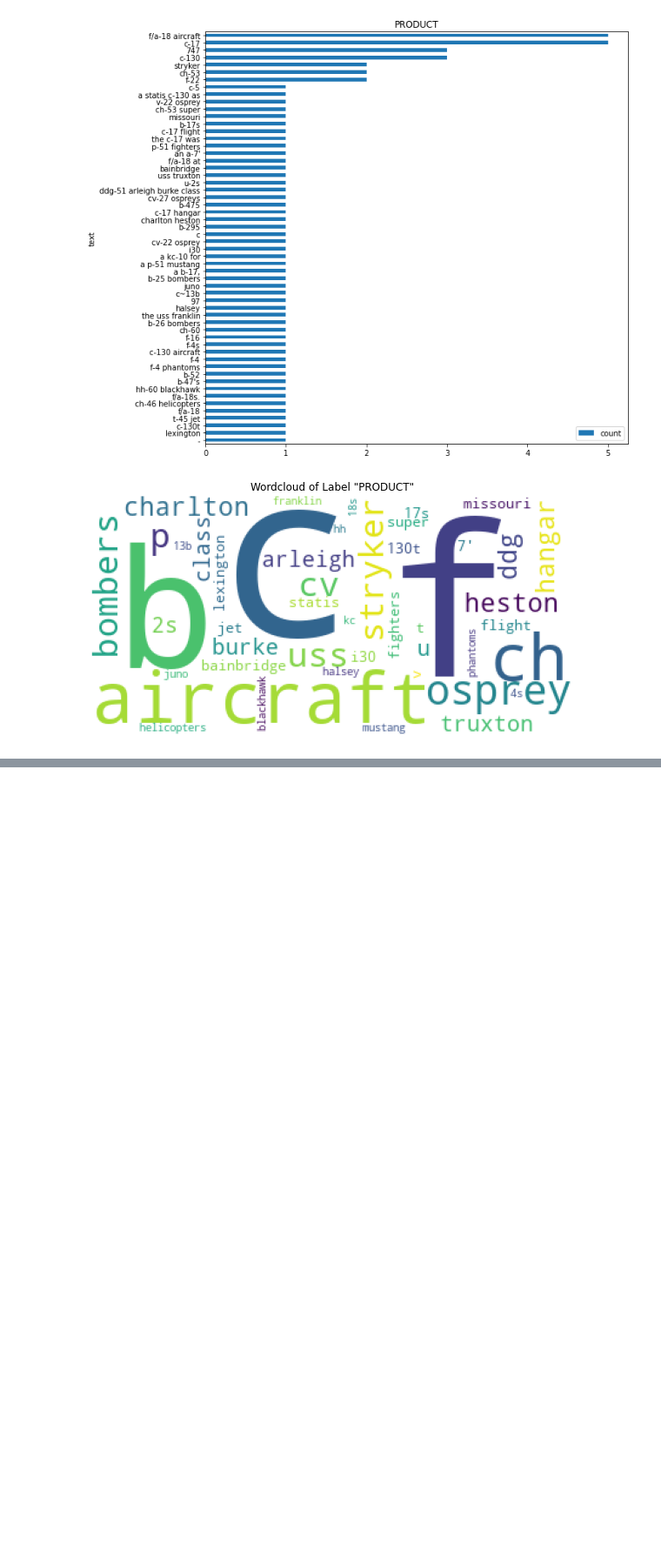
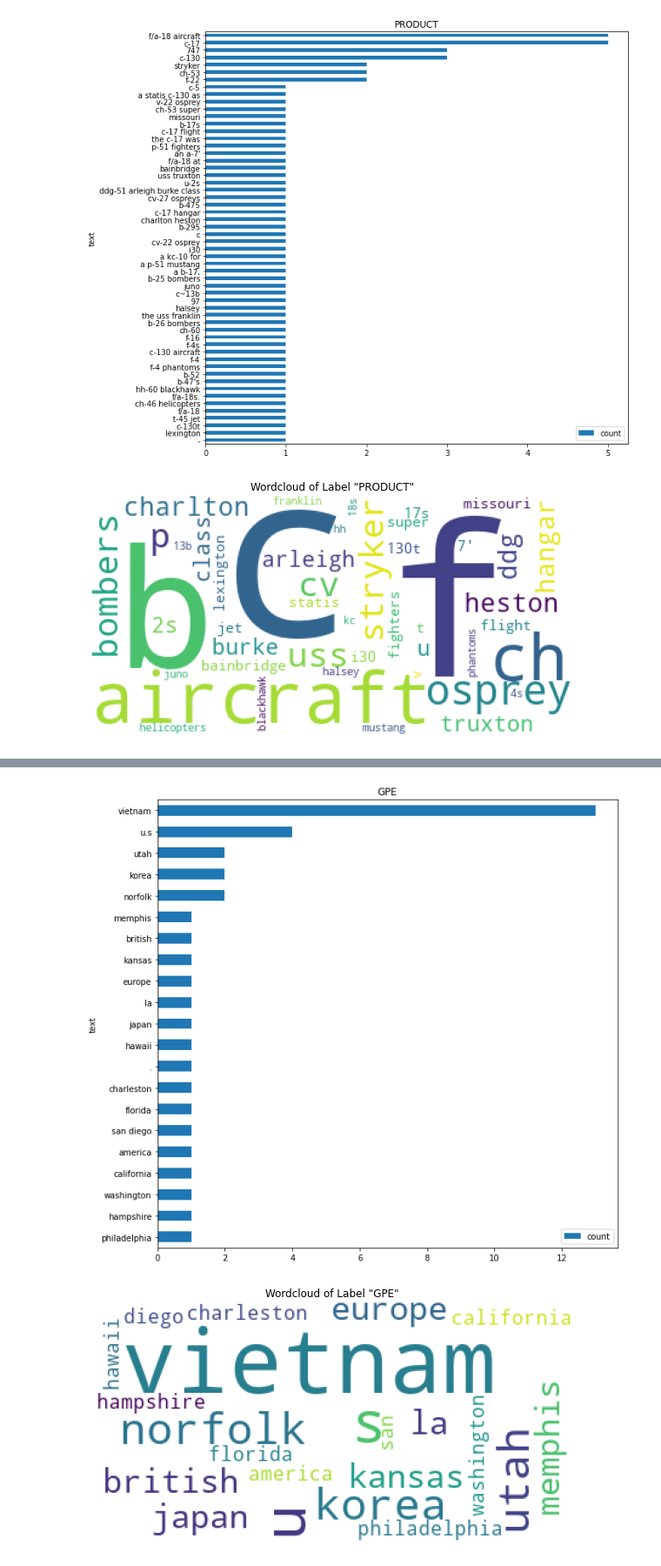
Before and after one commit to ravinitheshreddy/SubtlePropaganda, a Jupyter notebook: notebooks/NER_analysis_remarks.ipynb, the cells around one changed output, grey strips where cells are left out. Shown at 87% size. Saved outputs shown, nothing was run; the diff lists cells and outputs as text; code cells hidden in the pictures; blank space fills up the shorter version.

```diff
--- a/notebooks/NER_analysis_remarks.ipynb
+++ b/notebooks/NER_analysis_remarks.ipynb
@@ -184,0 +268,6 @@ plot_entity_cloud(dod_remark_entities, "PRODUCT", minimum_count=1)
+# %%
+plot_entity_count(dod_remark_entities, "GPE", minimum_count=1)
+plot_entity_cloud(dod_remark_entities, "GPE", minimum_count=1)
+# %% [output]
+[figure, added]
+[figure, added]
```
Also changed, not shown: parts of 19 cells of this notebook.
